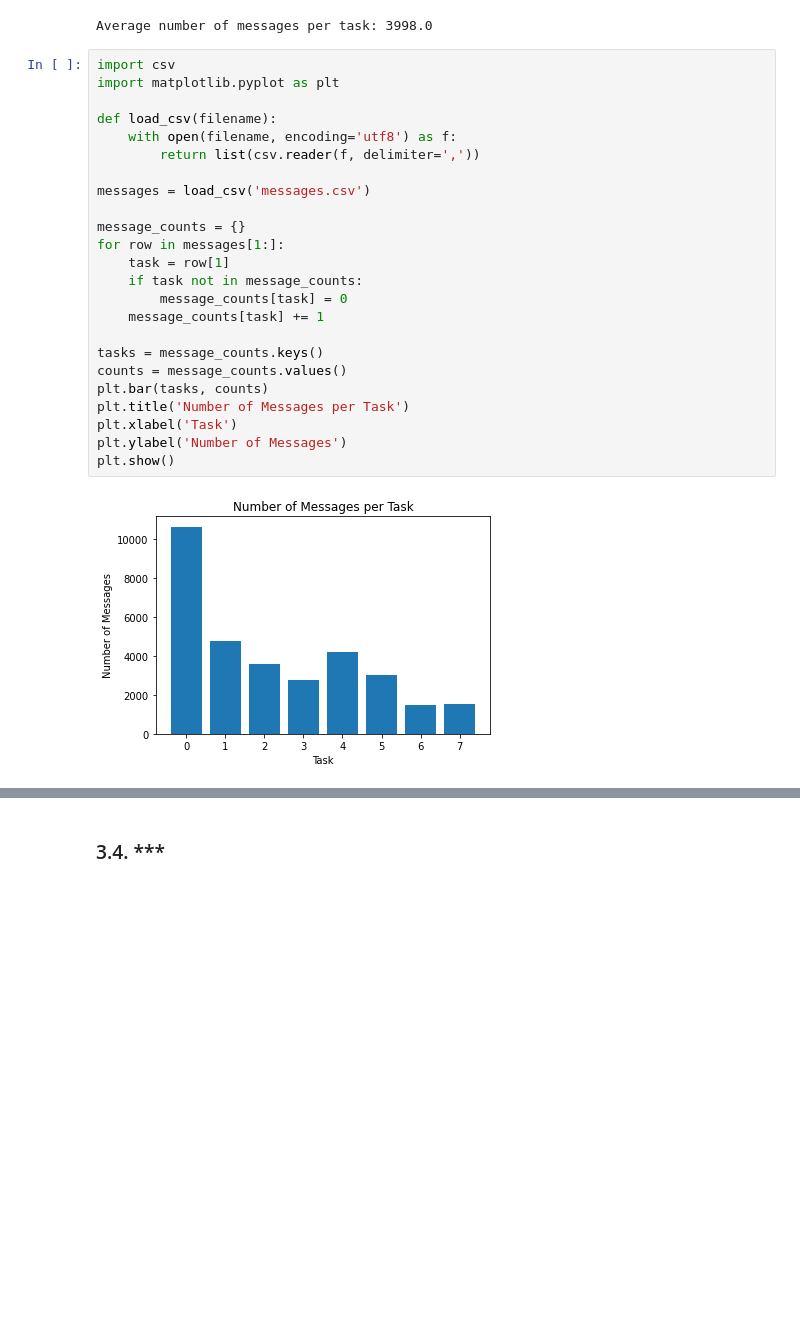
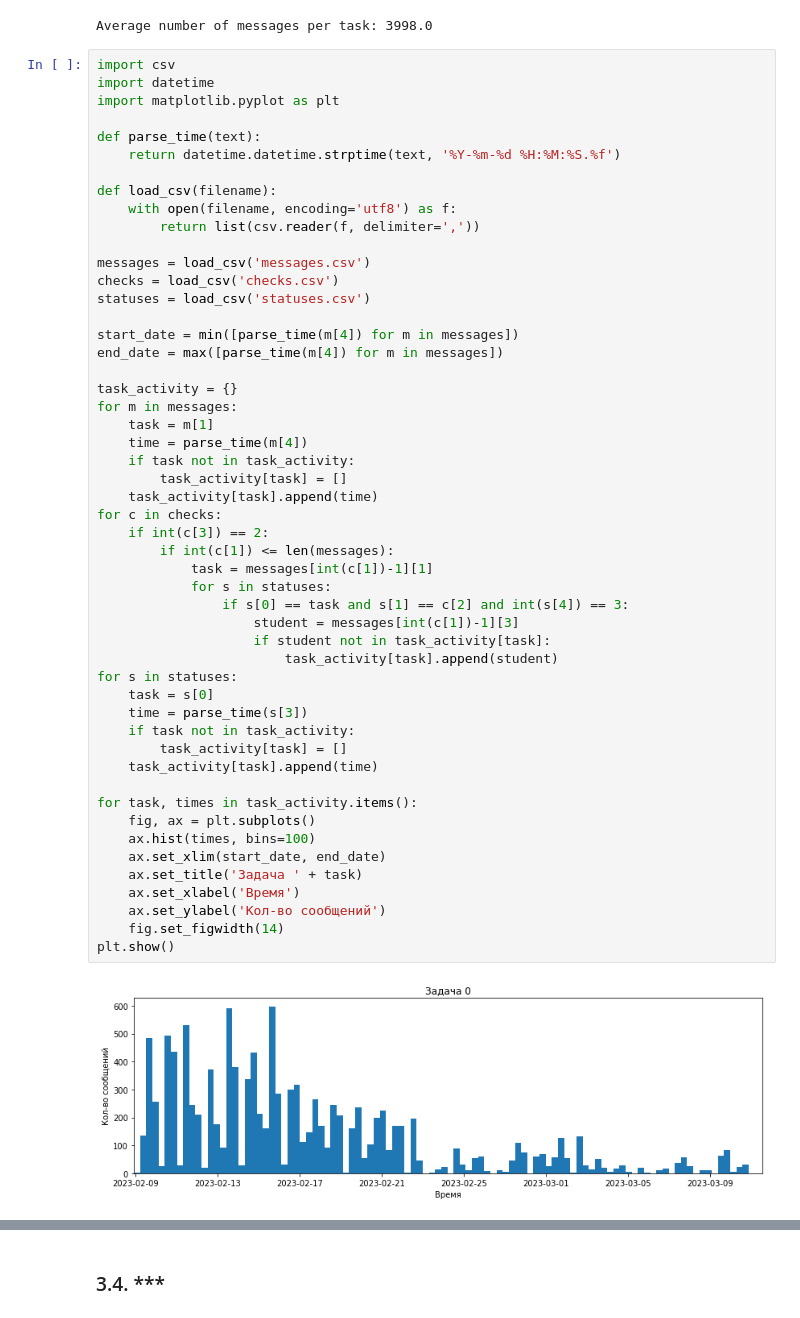
Before and after one commit to vahtyah/PythonPracticalSemester3, a Jupyter notebook: PythonSemester3.ipynb, the cells around one changed output, grey strips where cells are left out. Drawn from its saved outputs; the diff is of its cells as text; blank space fills up the shorter version.

```diff
--- a/PythonSemester3.ipynb
+++ b/PythonSemester3.ipynb
@@ -2233,29 +2182,56 @@ avg_messages_per_task = total_messages / num_tasks
 print('Average number of messages per task:', avg_messages_per_task)
 # %% [output]
 Average number of messages per task: 3998.0
-# %%
-import csv
-import matplotlib.pyplot as plt
-
-def load_csv(filename):
-    with open(filename, encoding='utf8') as f:
-        return list(csv.reader(f, delimiter=','))
-
-messages = load_csv('messages.csv')
-
-message_counts = {}
-for row in messages[1:]:
-    task = row[1]
-    if task not in message_counts:
-        message_counts[task] = 0
-    message_counts[task] += 1
-
-tasks = message_counts.keys()
-counts = message_counts.values()
-plt.bar(tasks, counts)
-plt.title('Number of Messages per Task')
-plt.xlabel('Task')
-plt.ylabel('Number of Messages')
-plt.show()
-# %% [output]
-[figure, removed]
+# %%
+import csv
+import datetime
+import matplotlib.pyplot as plt
+
+def parse_time(text):
+    return datetime.datetime.strptime(text, '%Y-%m-%d %H:%M:%S.%f')
+
+def load_csv(filename):
+    with open(filename, encoding='utf8') as f:
+        return list(csv.reader(f, delimiter=','))
+
+messages = load_csv('messages.csv')
+checks = load_csv('checks.csv')
+statuses = load_csv('statuses.csv')
+
+start_date = min([parse_time(m[4]) for m in messages])
+end_date = max([parse_time(m[4]) for m in messages])
+
+task_activity = {}
+for m in messages:
+    task = m[1]
+    time = parse_time(m[4])
+    if task not in task_activity:
+        task_activity[task] = []
+    task_activity[task].append(time)
+for c in checks:
+    if int(c[3]) == 2:
+        if int(c[1]) <= len(messages):
+            task = messages[int(c[1])-1][1]
+            for s in statuses:
+                if s[0] == task and s[1] == c[2] and int(s[4]) == 3:
+                    student = messages[int(c[1])-1][3]
+                    if student not in task_activity[task]:
+                        task_activity[task].append(student)
+for s in statuses:
+    task = s[0]
+    time = parse_time(s[3])
+    if task not in task_activity:
+        task_activity[task] = []
+    task_activity[task].append(time)
+
+for task, times in task_activity.items():
+    fig, ax = plt.subplots()
+    ax.hist(times, bins=100)
+    ax.set_xlim(start_date, end_date)
+    ax.set_title('Задача ' + task)
+    ax.set_xlabel('Время')
+    ax.set_ylabel('Кол-во сообщений')
+    fig.set_figwidth(14)
+plt.show()
+# %% [output]
+[figure, added]
```
Also changed, not shown: parts of 15 cells of this notebook.
